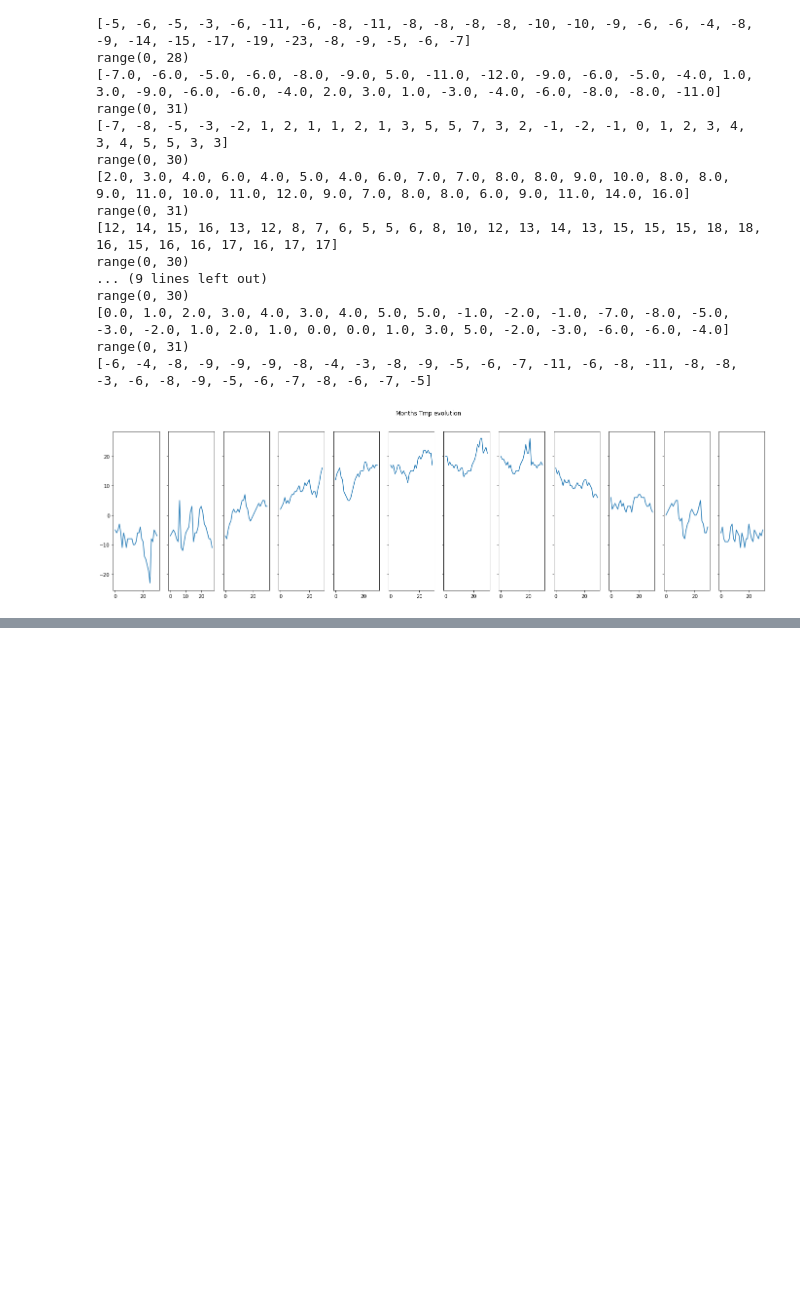
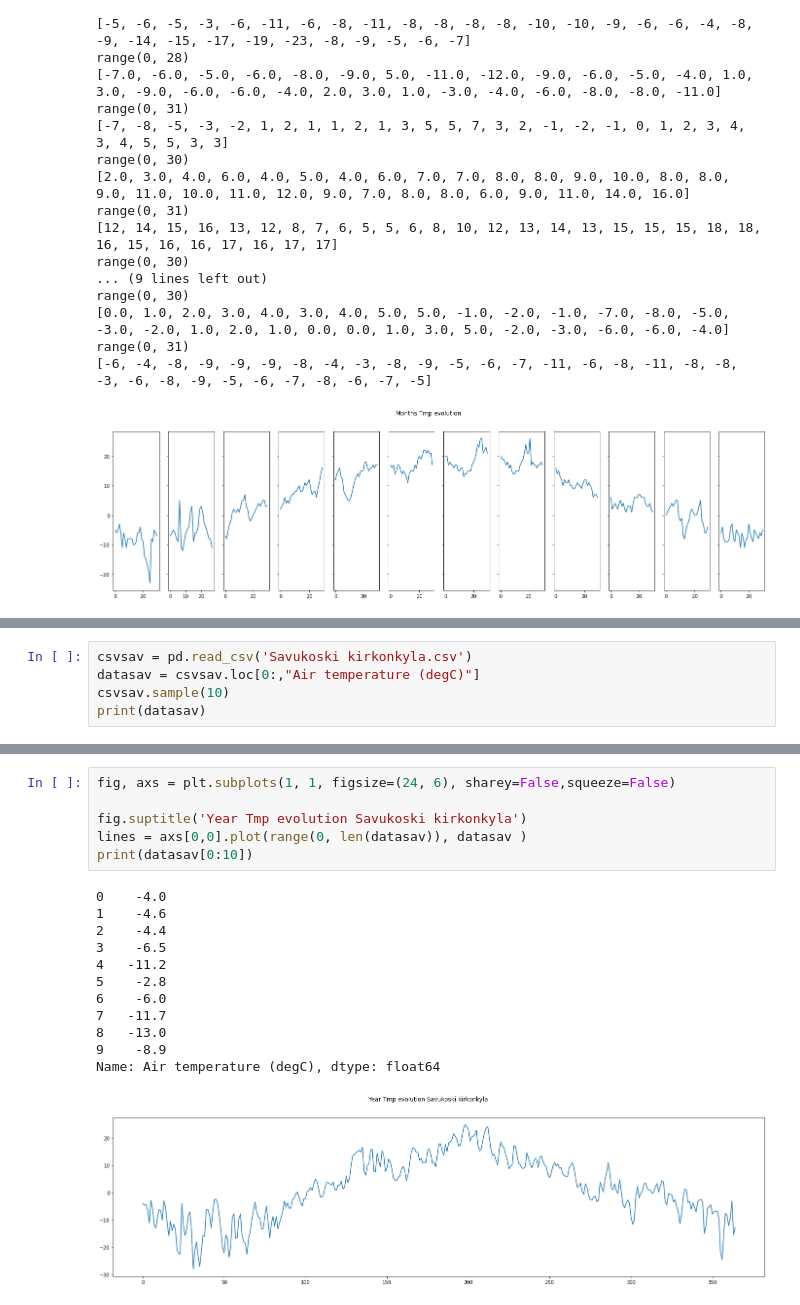
Before and after one commit to Raziegel/QualiteDesDonneesG2, a Jupyter notebook: TP1_Qualité_des_données.ipynb, the cells around one changed output, grey strips where cells are left out. Saved outputs shown, nothing was run; the diff lists cells and outputs as text; blank space fills up the shorter version.

```diff
--- a/TP1_Qualité_des_données.ipynb
+++ b/TP1_Qualité_des_données.ipynb
@@ -269,0 +280,5 @@ print(totalyearerr)
+# %%
+csvsav = pd.read_csv('Savukoski kirkonkyla.csv')
+datasav = csvsav.loc[0:,"Air temperature (degC)"]
+csvsav.sample(10)
+print(datasav)
@@ -269,0 +298,19 @@ print(totalyearerr)
+# %%
+fig, axs = plt.subplots(1, 1, figsize=(24, 6), sharey=False,squeeze=False)
+
+fig.suptitle('Year Tmp evolution Savukoski kirkonkyla')
+lines = axs[0,0].plot(range(0, len(datasav)), datasav )
+print(datasav[0:10])
+# %% [output]
+0    -4.0
+1    -4.6
+2    -4.4
+3    -6.5
+4   -11.2
+5    -2.8
+6    -6.0
+7   -11.7
+8   -13.0
+9    -8.9
+Name: Air temperature (degC), dtype: float64
+[figure, added]
```
Also changed, not shown: parts of 10 cells of this notebook, 2 other files.
